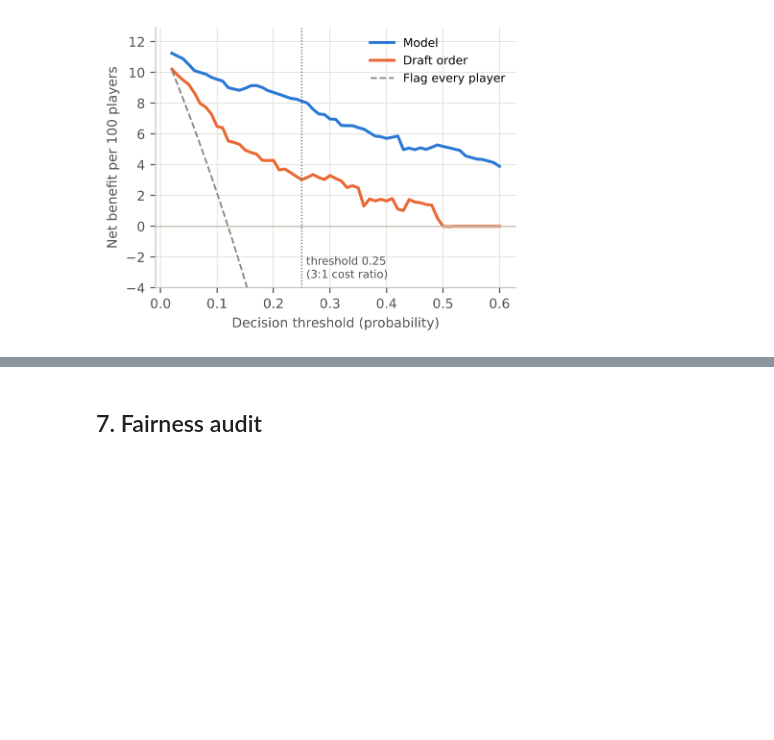
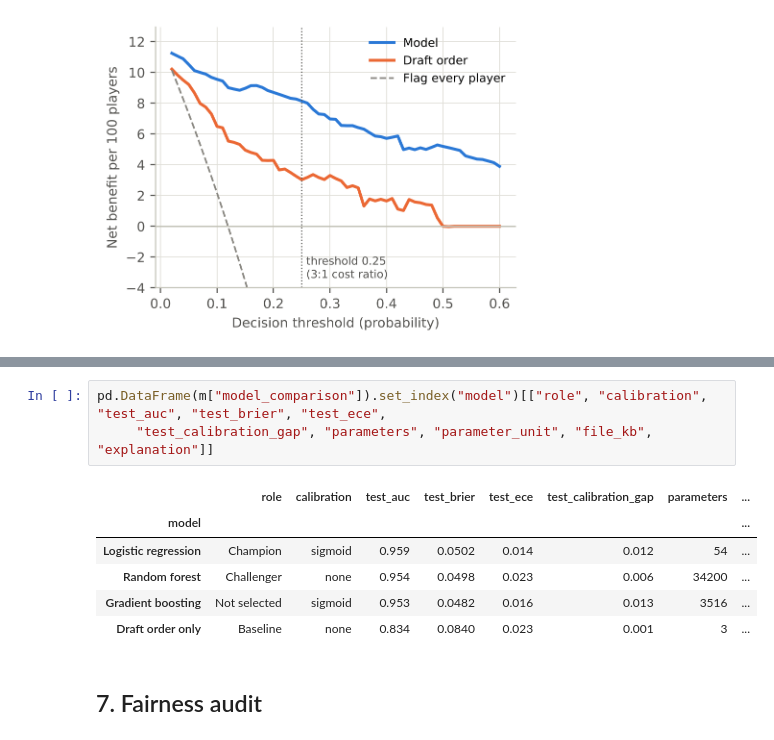
Before and after one commit to changafernando/early-career-potential, a Jupyter notebook: notebooks/walkthrough.ipynb, the cells around one changed output, grey strips where cells are left out. Cells and saved outputs as stored; diff of their text form; blank space fills up the shorter version.

```diff
--- a/notebooks/walkthrough.ipynb
+++ b/notebooks/walkthrough.ipynb
@@ -186,3 +191,13 @@ Net benefit per 100 players at 0.25: {'Model': 8.14, 'Draft order': 3.03, 'Flag
+# %%
+pd.DataFrame(m["model_comparison"]).set_index("model")[["role", "calibration", "test_auc", "test_brier", "test_ece",
+     "test_calibration_gap", "parameters", "parameter_unit", "file_kb", "explanation"]]
+# %% [output]
+|  | role | calibration | test_auc | test_brier | test_ece | test_calibration_gap | parameters | ... |
+| model |  |  |  |  |  |  |  | ... |
+| Logistic regression | Champion | sigmoid | 0.959 | 0.0502 | 0.014 | 0.012 | 54 | ... |
+| Random forest | Challenger | none | 0.954 | 0.0498 | 0.023 | 0.006 | 34200 | ... |
+| Gradient boosting | Not selected | sigmoid | 0.953 | 0.0482 | 0.016 | 0.013 | 3516 | ... |
+| Draft order only | Baseline | none | 0.834 | 0.0840 | 0.023 | 0.001 | 3 | ... |
 # %% [markdown]
 ## 7. Fairness audit
 # %%
```
Also changed, not shown: parts of 8 cells of this notebook, 28 other files.
